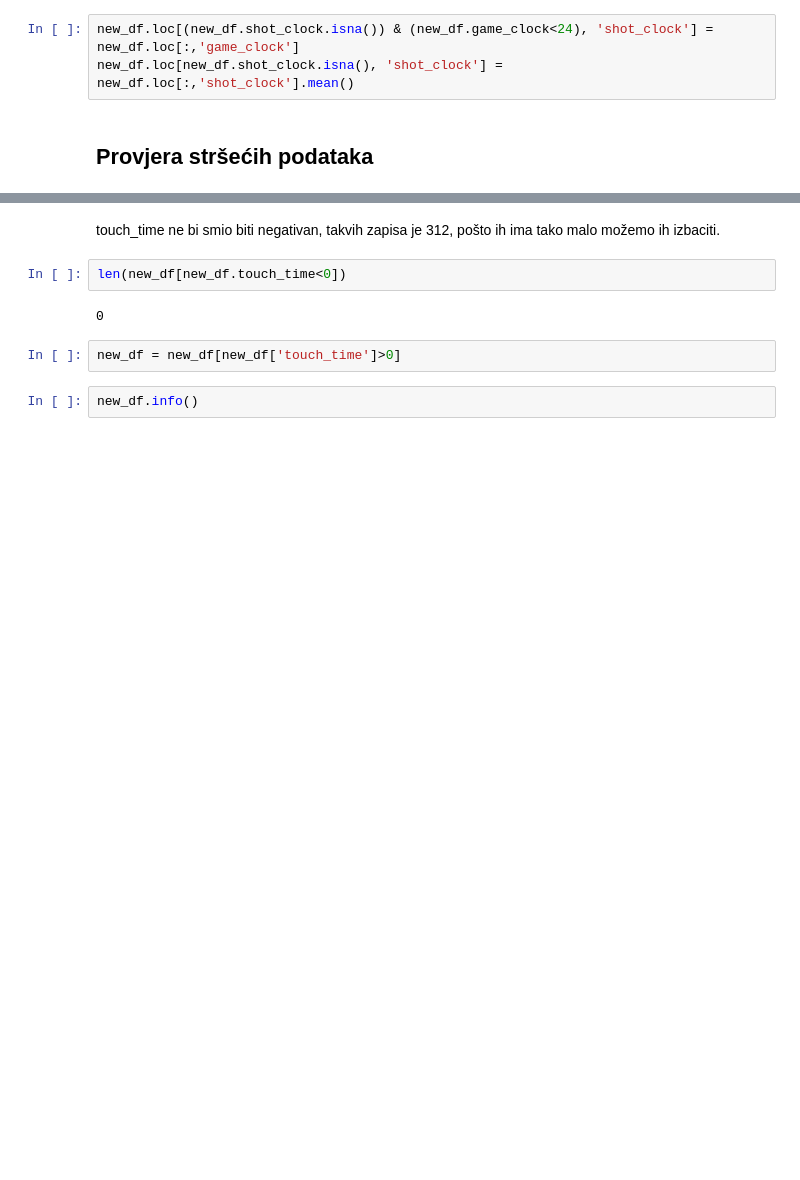
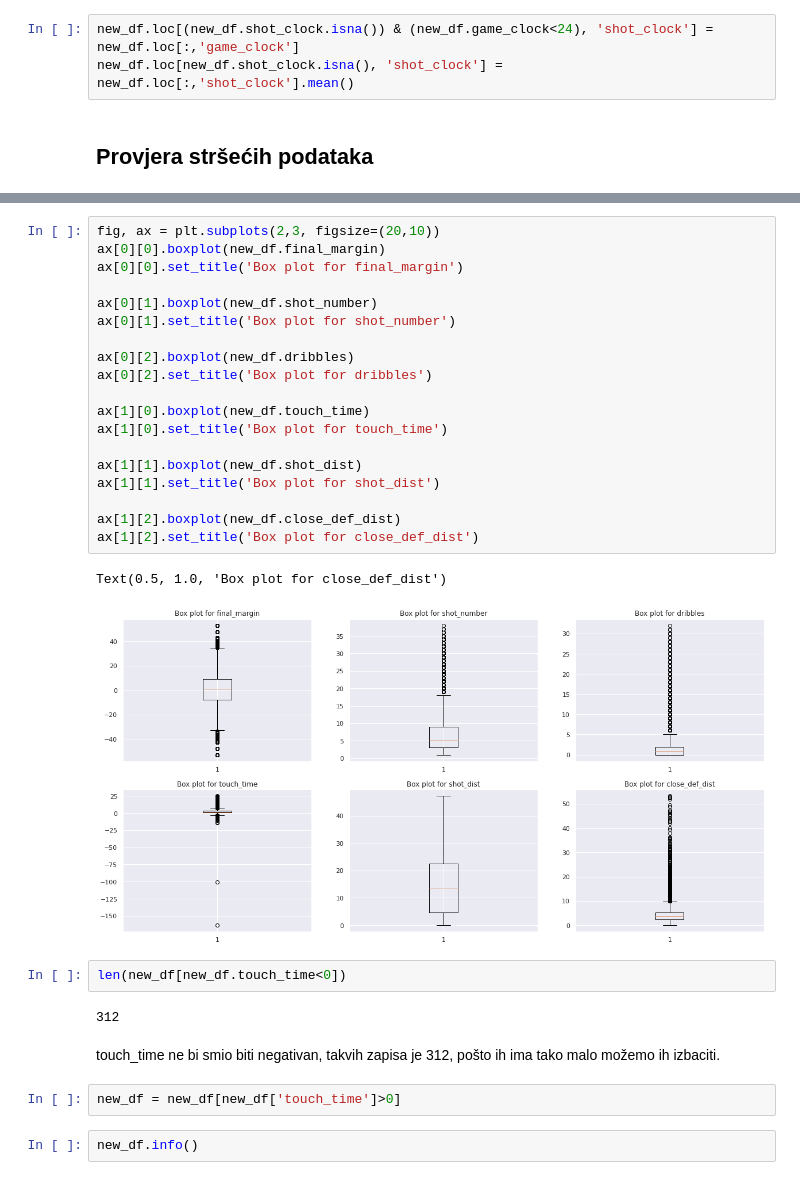
Before and after one commit to pdragojevic/Predicting-NBA-Shots, a Jupyter notebook: predicting_nba_shots.ipynb, the cells around one changed output, grey strips where cells are left out. Drawn from its saved outputs; the diff is of its cells as text; blank space fills up the shorter version.

```diff
--- a/predicting_nba_shots.ipynb
+++ b/predicting_nba_shots.ipynb
@@ -165,10 +177,32 @@ new_df.describe()
 | max | 1.000000 | 1.000000 | 53.000000 | 38.000000 | 7.000000 | 720.000000 | 24.000000 | 32.000000 | 24.900000 | ... |
+# %%
+fig, ax = plt.subplots(2,3, figsize=(20,10))
+ax[0][0].boxplot(new_df.final_margin)
+ax[0][0].set_title('Box plot for final_margin')
+
+ax[0][1].boxplot(new_df.shot_number)
+ax[0][1].set_title('Box plot for shot_number')
+
+ax[0][2].boxplot(new_df.dribbles)
+ax[0][2].set_title('Box plot for dribbles')
+
+ax[1][0].boxplot(new_df.touch_time)
+ax[1][0].set_title('Box plot for touch_time')
+
+ax[1][1].boxplot(new_df.shot_dist)
+ax[1][1].set_title('Box plot for shot_dist')
+
+ax[1][2].boxplot(new_df.close_def_dist)
+ax[1][2].set_title('Box plot for close_def_dist')
+# %% [output]
+Text(0.5, 1.0, 'Box plot for close_def_dist')
+[figure, added]
+# %%
+len(new_df[new_df.touch_time<0])
+# %% [output]
+312
 # %% [markdown]
 touch_time ne bi smio biti negativan, takvih zapisa je 312, pošto ih ima tako malo možemo ih izbaciti.
-# %%
-len(new_df[new_df.touch_time<0])
-# %% [output]
-0
 # %%
 new_df = new_df[new_df['touch_time']>0]
 # %%
```
Also changed, not shown: parts of 12 cells of this notebook.
